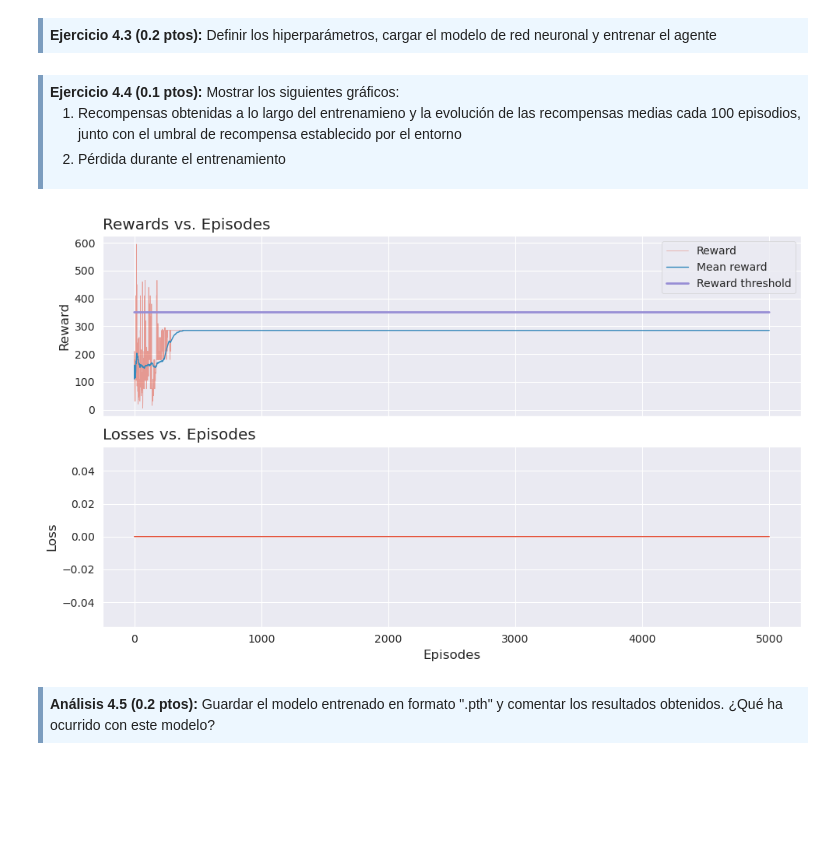
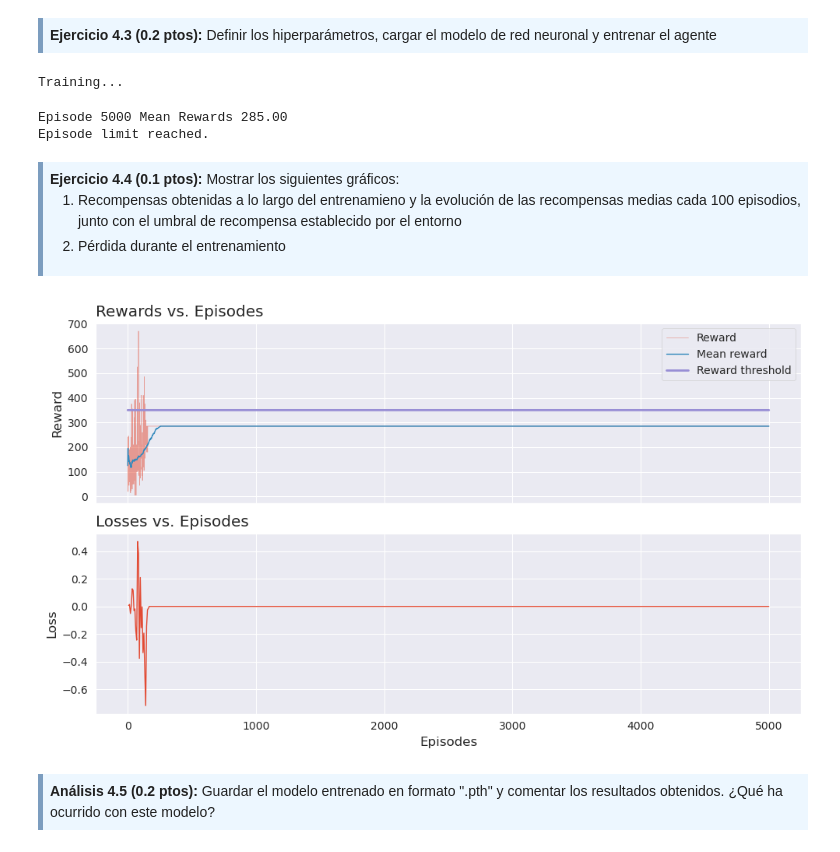
Before and after one commit to gvillalba86/ReinforcementLearning, a Jupyter notebook: PEC2_Approximation_Models/M2.883_2022_1_PEC2-gvillalbaa.ipynb, the cells around one changed output. Cells and saved outputs as stored; diff of their text form; code cells hidden in the pictures; blank space fills up the shorter version.

```diff
--- a/PEC2_Approximation_Models/M2.883_2022_1_PEC2-gvillalbaa.ipynb
+++ b/PEC2_Approximation_Models/M2.883_2022_1_PEC2-gvillalbaa.ipynb
@@ -1958,8 +1986,6 @@ class reinforceAgent:
     def get_action(self, state):
         # Distribución de probabilidad de las acciones dado el estado actual
         action_probs = self.dnnetwork.get_action_prob(state).detach().to('cpu').numpy()
-        if np.isnan(action_probs).any():
-            print("NAN Found")
         # Selección de acción aleatoria de la distribución de probabilidad
         action = np.random.choice(self.action_space, p=action_probs.squeeze())   #acción aleatoria de la distribución de probabilidad
         return action
@@ -2002,13 +2028,19 @@ class reinforceAgent:
                     self.batch_actions.extend(episode_actions)
                     self.batch_counter += 1
                     self.training_rewards.append(sum(episode_rewards))
-                    self.losses.append(np.mean(self.update_loss)) # guardamos las pérdidas
 
                     #####################################################################################
                     ###TODO 5: calcular media de recompensas de los últimos X episodios, y almacenar#####
                     mean_rewards = np.mean(self.training_rewards[-self.nblock:])
                     self.mean_training_rewards.append(mean_rewards)
                     ######
+
+                    ####################################
+                    ###TODO : almacenar training_loss###
+                    ###########
+                    self.losses.append(np.mean(self.update_loss))
+                    self.update_loss = []
+
 
                     ##################################################################
                     ### Add to tensorboard
@@ -2022,11 +2054,6 @@ class reinforceAgent:
                     if self.batch_counter == self.batch_size:
                         self.update(self.batch_states, self.batch_rewards, self.batch_actions)
 
-                        ####################################
-                        ###TODO : almacenar training_loss###
-                        ###########
-
-                        self.update_loss = []
 
                         # Reseteamos las variables del epsiodio
                         self.batch_rewards = []
@@ -2124,10 +2151,10 @@ REINFORCE_Agent = reinforceAgent(
     nblock=100,
     writer=writer)
 # %%
-# Train agent
-REINFORCE_Agent.train(
-    gamma=GAMMA,
-    max_episodes=MAX_EPISODES,
-    batch_size=BATCH_SIZE)
-
-torch.cuda.empty_cache()
+REINFORCE_Agent.train(gamma=GAMMA,
+                      max_episodes=MAX_EPISODES,
+                      batch_size=BATCH_SIZE)
+# %% [output]
+Training...
+Episode 5000 Mean Rewards 285.00
+Episode limit reached.
@@ -2142,11 +2171,11 @@ torch.cuda.empty_cache()
 # %%
 plot_results(rewards = REINFORCE_Agent.training_rewards,
              mean_rewards = REINFORCE_Agent.mean_training_rewards,
              reward_threshold = REINFORCE_Agent.reward_threshold,
-             losses = 0,
+             losses = REINFORCE_Agent.losses,
              epsilon = None)
 # %% [output]
-[figure, old version]
+[figure, new version]
 # %% [markdown]
 <div style="background-color: #EDF7FF; border-color: #7C9DBF; border-left: 5px solid #7C9DBF; padding: 0.5em;">
 <strong>Análisis 4.5  (0.2 ptos):</strong> Guardar el modelo entrenado en formato ".pth" y comentar los resultados obtenidos. ¿Qué ha ocurrido con este modelo?
```
Also changed, not shown: parts of 37 cells of this notebook, 12 other files.
